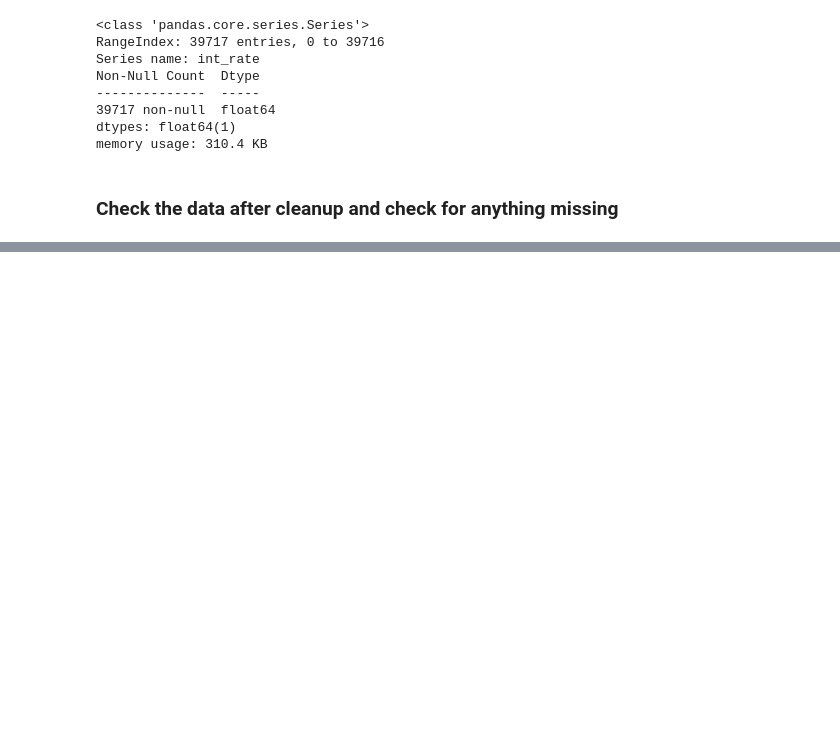
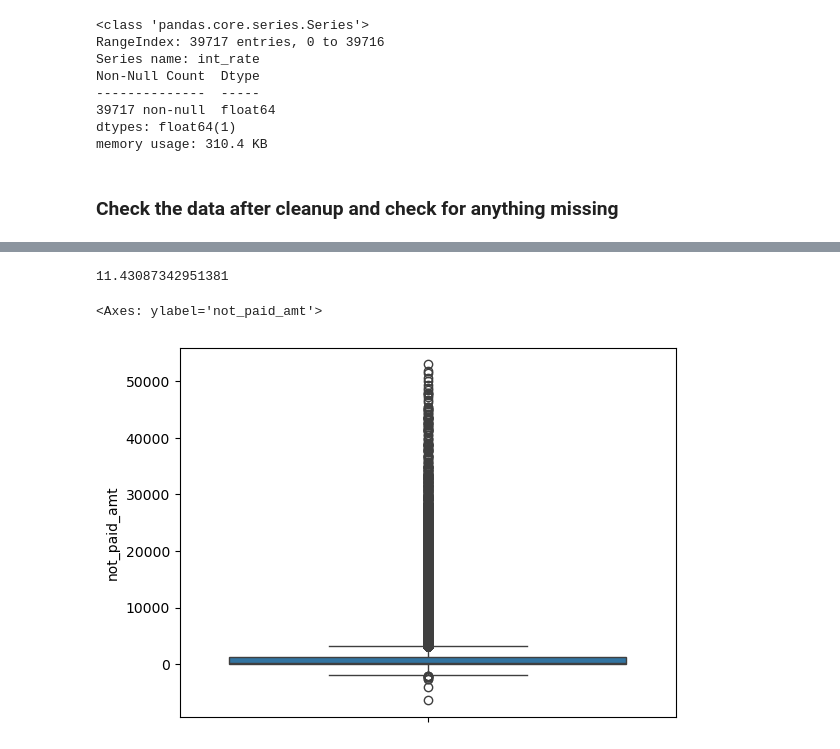
Before and after one commit to PraveenSM/LendingClubCaseStudy, a Jupyter notebook: Praveen_Mathad.ipynb, the cells around one changed output, grey strips where cells are left out. Cells and saved outputs as stored; diff of their text form; code cells hidden in the pictures; blank space fills up the shorter version.

Commit message:
Updated the data cleanup

```diff
--- a/Praveen_Mathad.ipynb
+++ b/Praveen_Mathad.ipynb
@@ -185,0 +195,3 @@ Name: count, Length: 28820, dtype: int64
+# %%
+# Since not having employment data is important for us to take decis
+df1['emp_title'] = df1['emp_title'].fillna('No_emp_info')
@@ -243,0 +259,15 @@ df1.head(5)
+# %%
+# Understand the current buisness profti/loss
+
+# total funded amount
+total_funded = df1['funded_amnt'].sum()
+
+# total amount which firm will get in return, add it as new column
+df1['expected_return'] = df1['installment'] * df1['term']
+
+# Calculate the total amount repaid
+total_repaid = df1['total_pymnt'].sum()
+
+print(f"Total Amount Funded: {total_funded}")
+print(f"Total Amount Repaid: {total_repaid}")
+print(f"Total Amount expected: {df1['Full_ret_amt'].sum()}")
@@ -243,0 +278,9 @@ df1.head(5)
+# %%
+# Add one more column for the diff between expected repayment and repaid in defaults
+
+df1['not_paid_amt'] = df1['expected_return'] - df1['total_pymnt']
+df1['total_pymnt1'] = df1['total_pymnt']
+# %%
+df1['not_paid_amt'] = df1['not_paid_amt'].round(2)
+df1['total_pymnt'] = df1['total_pymnt'].round(2)
+df1['expected_return'] = df1['expected_return'].round(2)
@@ -243,0 +331,13 @@ df1.head(5)
+# %%
+# Percentage of the paid amount returned than expected
+len(df1[df1['expected_return'] < df1['total_pymnt']])/len(df1['id']) * 100
+# %% [output]
+11.43087342951381
+# %%
+# Univariate analysis of not_paid_amt
+df1['not_paid_amt'].describe()
+
+sns.boxplot(df1['not_paid_amt'])
+# %% [output]
+<Axes: ylabel='not_paid_amt'>
+[figure, added]
```
Also changed, not shown: parts of 10 cells of this notebook.
